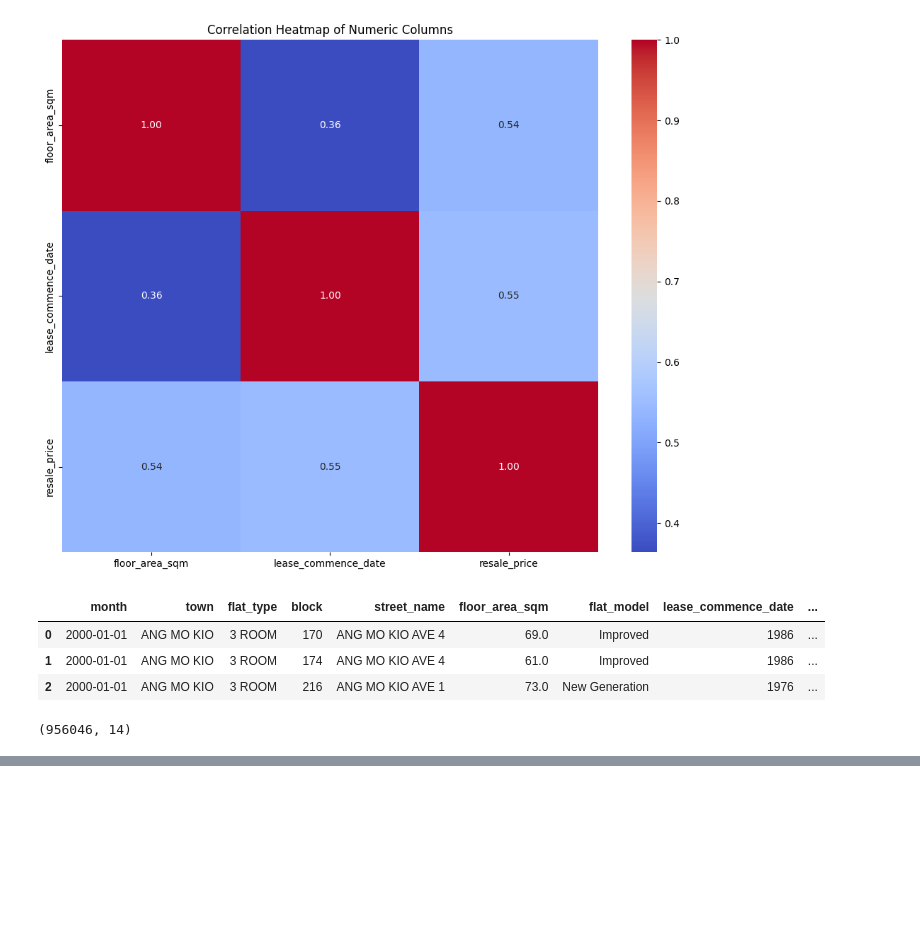
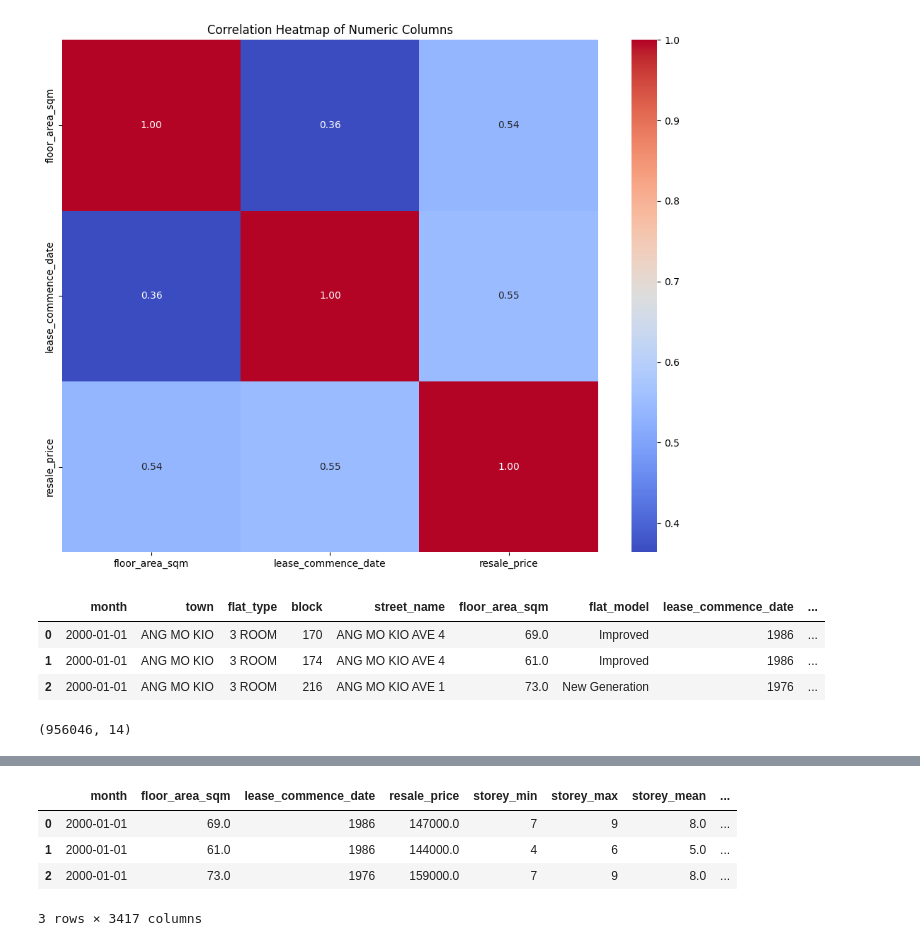
Before and after one commit to LittleWiz/MLJourneyE2E, a Jupyter notebook: House_price_main.ipynb, the cells around one changed output, grey strips where cells are left out. Drawn from its saved outputs; the diff is of its cells as text; code cells hidden in the pictures; blank space fills up the shorter version.

```diff
--- a/House_price_main.ipynb
+++ b/House_price_main.ipynb
@@ -116,0 +133,18 @@ df.shape
+# %%
+
+timestamps = pd.date_range(
+        end=pd.Timestamp.now(),
+        start=pd.Timestamp.now(),
+        periods=len(df),
+        freq=None).to_frame(name="event_timestamp", index=False)
+
+df["event_timestamp"] = timestamps.event_timestamp
+df["house_id"] = range(1, len(df) + 1)  # Assign unique IDs to each house
+# %%
+df.head(3)
+# %% [output]
+|  | month | floor_area_sqm | lease_commence_date | resale_price | storey_min | storey_max | storey_mean | ... |
+| 0 | 2000-01-01 | 69.0 | 1986 | 147000.0 | 7 | 9 | 8.0 | ... |
+| 1 | 2000-01-01 | 61.0 | 1986 | 144000.0 | 4 | 6 | 5.0 | ... |
+| 2 | 2000-01-01 | 73.0 | 1976 | 159000.0 | 7 | 9 | 8.0 | ... |
+3 rows × 3417 columns
```
Also changed, not shown: parts of 5 cells of this notebook, 1 other file.
